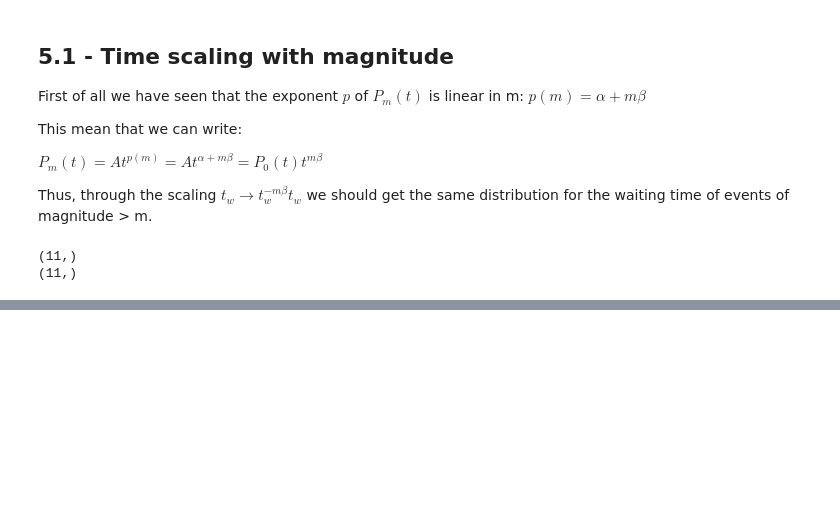
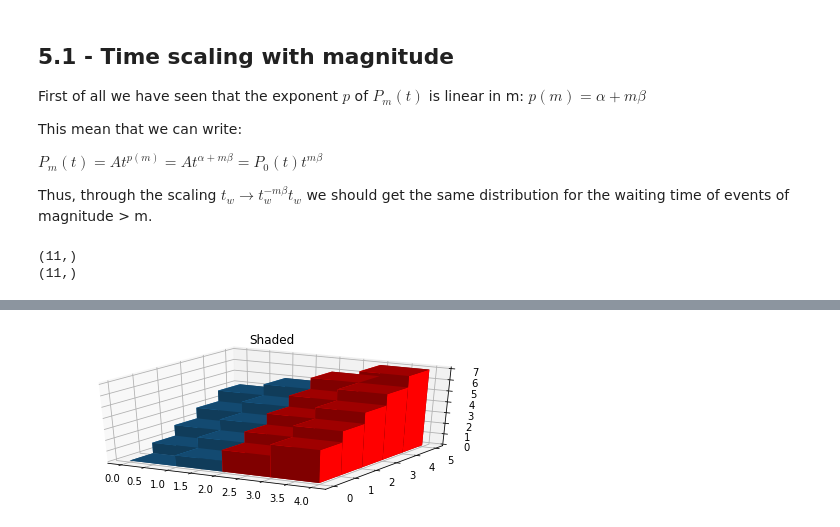
Before and after one commit to mango915/Earthquakes, a Jupyter notebook: nico.ipynb, the cells around one changed output, grey strips where cells are left out. Cells and saved outputs as stored; diff of their text form; code cells hidden in the pictures; blank space fills up the shorter version.

```diff
--- a/nico.ipynb
+++ b/nico.ipynb
@@ -1708,0 +1754,31 @@ All frequencies are non-zero :  True
+# %%
+from mpl_toolkits.mplot3d import Axes3D  # noqa: F401 unused import
+
+
+# setup the figure and axes
+fig = plt.figure(figsize=(8, 3))
+ax = fig.gca(projection='3d')
+
+width = depth = 1
+# fake data
+_x = np.arange(4)
+_y = np.arange(5)
+_x = np.array(_x)
+_x1 = _x[_x > 1]
+_x2 = _x[_x <= 1]
+_xx1, _yy1 = np.meshgrid(_x1, _y)
+_xx2, _yy2 = np.meshgrid(_x2, _y)
+x1, y1 = _xx1.ravel(), _yy1.ravel()
+x2, y2 = _xx2.ravel(), _yy2.ravel()
+top1 = x1 + y1
+bottom1 = np.zeros_like(top1)
+top2 = x2 + y2
+bottom2 = np.zeros_like(top2)
+
+ax.bar3d(x1, y1, bottom1, width, depth, top1, color = 'r', shade=True)
+ax.bar3d(x2, y2, bottom2, width, depth, top2, shade=True)
+ax.set_title('Shaded')
+
+plt.show()
+# %% [output]
+[figure, added]
```
Also changed, not shown: parts of 6 cells of this notebook.
